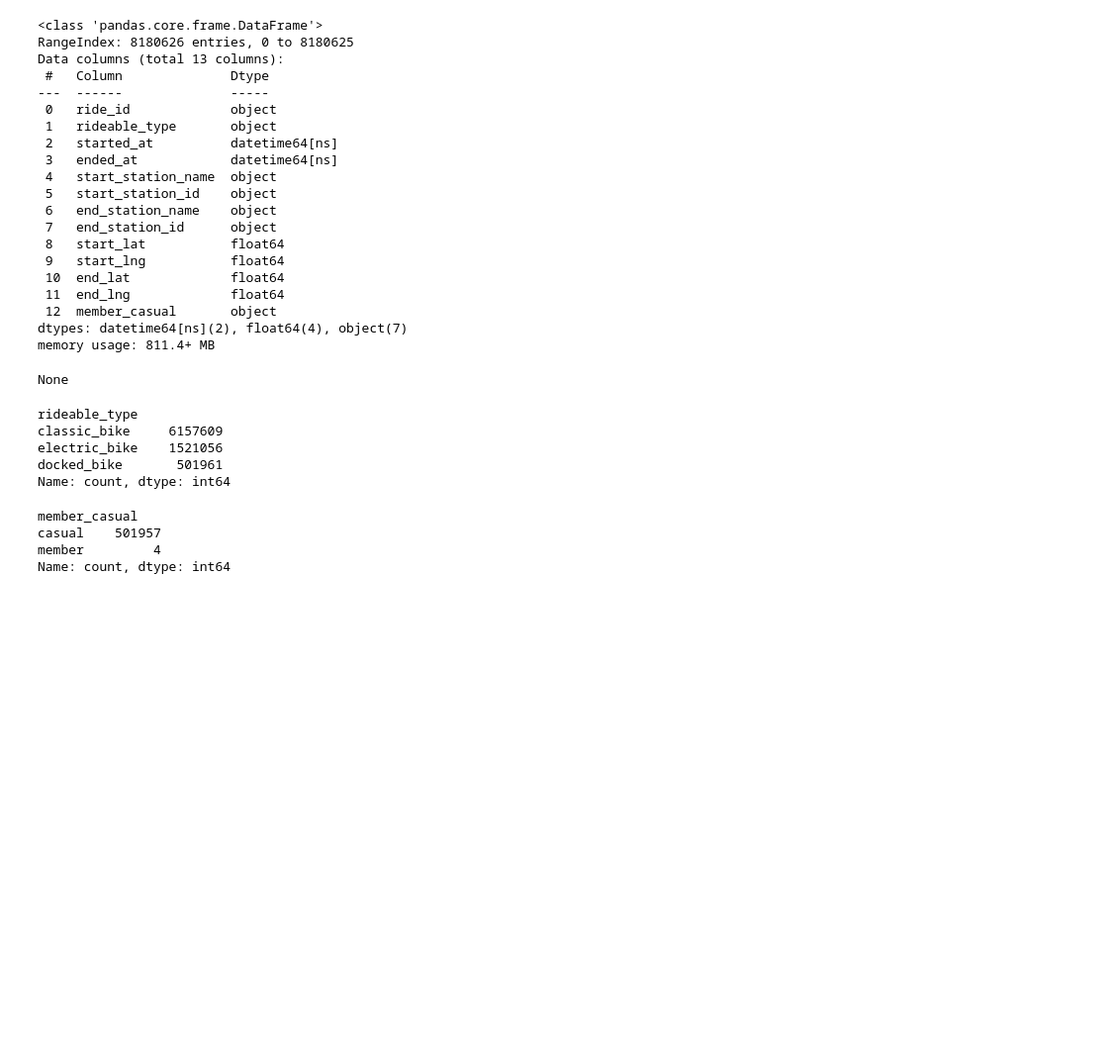
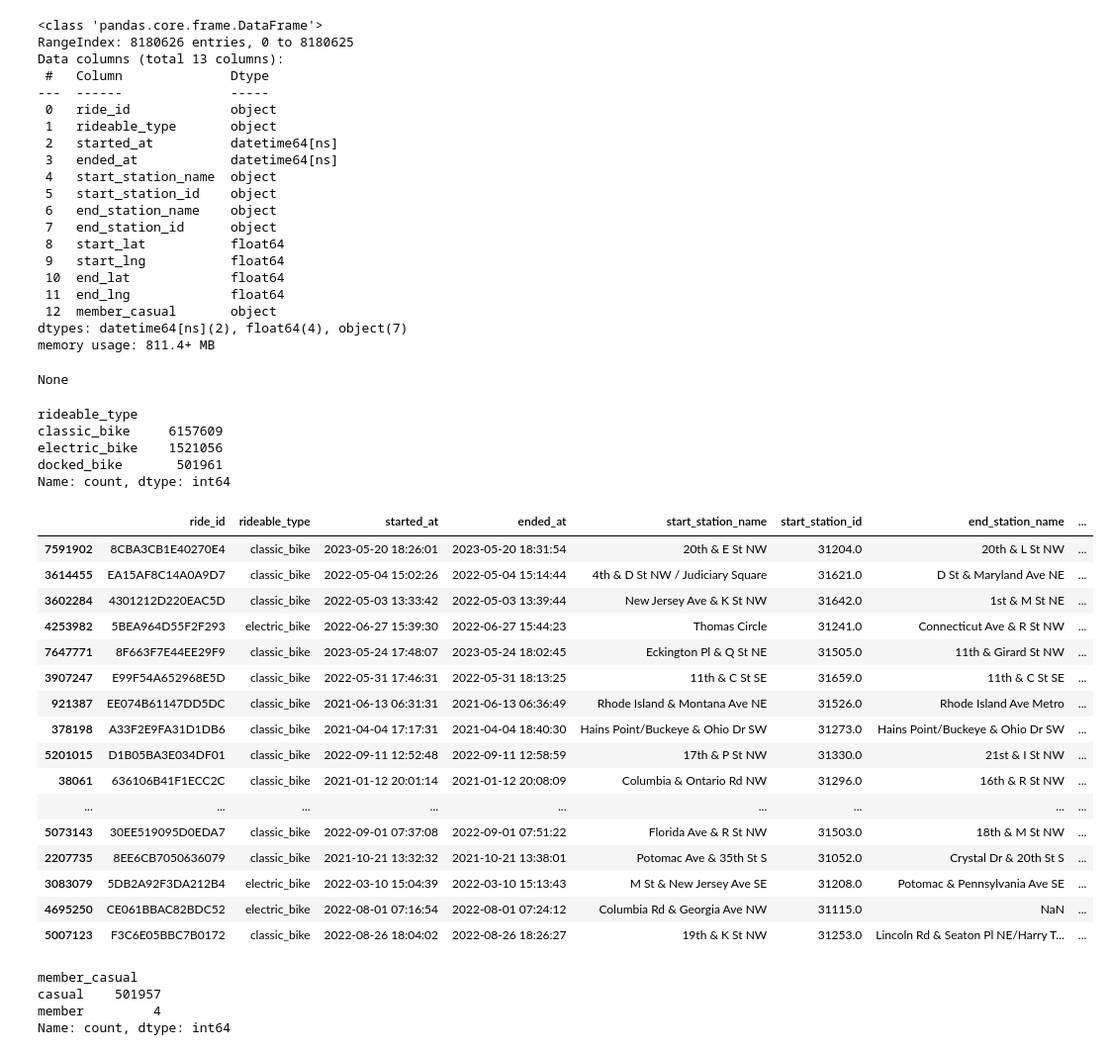
Before and after one commit to Paul-Sabin/Capital-Bikeshare, a Jupyter notebook: Trip Data EDA.ipynb, the cells around one changed output. Shown: that part at 99% size. Drawn from its saved outputs; the diff is of its cells as text; code cells hidden in the pictures; blank space fills up the shorter version.

```diff
--- a/Trip Data EDA.ipynb
+++ b/Trip Data EDA.ipynb
@@ -52,7 +52,25 @@ Name: count, dtype: int64
 # %%
 docked_bike_mask = df['rideable_type'] == 'docked_bike'
 # %%
-display(df[docked_bike_mask].sample(50))
+display(df.sample(50))
+# %% [output]
+|  | ride_id | rideable_type | started_at | ended_at | start_station_name | start_station_id | end_station_name | ... |
+| 7591902 | 8CBA3CB1E40270E4 | classic_bike | 2023-05-20 18:26:01 | 2023-05-20 18:31:54 | 20th & E St NW | 31204.0 | 20th & L St NW | ... |
+| 3614455 | EA15AF8C14A0A9D7 | classic_bike | 2022-05-04 15:02:26 | 2022-05-04 15:14:44 | 4th & D St NW / Judiciary Square | 31621.0 | D St & Maryland Ave NE | ... |
+| 3602284 | 4301212D220EAC5D | classic_bike | 2022-05-03 13:33:42 | 2022-05-03 13:39:44 | New Jersey Ave & K St NW | 31642.0 | 1st & M St NE | ... |
+| 4253982 | 5BEA964D55F2F293 | electric_bike | 2022-06-27 15:39:30 | 2022-06-27 15:44:23 | Thomas Circle | 31241.0 | Connecticut Ave & R St NW | ... |
+| 7647771 | 8F663F7E44EE29F9 | classic_bike | 2023-05-24 17:48:07 | 2023-05-24 18:02:45 | Eckington Pl & Q St NE | 31505.0 | 11th & Girard St NW | ... |
+| 3907247 | E99F54A652968E5D | classic_bike | 2022-05-31 17:46:31 | 2022-05-31 18:13:25 | 11th & C St SE | 31659.0 | 11th & C St SE | ... |
+| 921387 | EE074B61147DD5DC | classic_bike | 2021-06-13 06:31:31 | 2021-06-13 06:36:49 | Rhode Island & Montana Ave NE | 31526.0 | Rhode Island Ave Metro | ... |
+| 378198 | A33F2E9FA31D1DB6 | classic_bike | 2021-04-04 17:17:31 | 2021-04-04 18:40:30 | Hains Point/Buckeye & Ohio Dr SW | 31273.0 | Hains Point/Buckeye & Ohio Dr SW | ... |
+| 5201015 | D1B05BA3E034DF01 | classic_bike | 2022-09-11 12:52:48 | 2022-09-11 12:58:59 | 17th & P St NW | 31330.0 | 21st & I St NW | ... |
+| 38061 | 636106B41F1ECC2C | classic_bike | 2021-01-12 20:01:14 | 2021-01-12 20:08:09 | Columbia & Ontario Rd NW | 31296.0 | 16th & R St NW | ... |
+| ... | ... | ... | ... | ... | ... | ... | ... | ... |
+| 5073143 | 30EE519095D0EDA7 | classic_bike | 2022-09-01 07:37:08 | 2022-09-01 07:51:22 | Florida Ave & R St NW | 31503.0 | 18th & M St NW | ... |
+| 2207735 | 8EE6CB7050636079 | classic_bike | 2021-10-21 13:32:32 | 2021-10-21 13:38:01 | Potomac Ave & 35th St S | 31052.0 | Crystal Dr & 20th St S | ... |
+| 3083079 | 5DB2A92F3DA212B4 | electric_bike | 2022-03-10 15:04:39 | 2022-03-10 15:13:43 | M St & New Jersey Ave SE | 31208.0 | Potomac & Pennsylvania Ave SE | ... |
+| 4695250 | CE061BBAC82BDC52 | electric_bike | 2022-08-01 07:16:54 | 2022-08-01 07:24:12 | Columbia Rd & Georgia Ave NW | 31115.0 | NaN | ... |
+| 5007123 | F3C6E05BBC7B0172 | classic_bike | 2022-08-26 18:04:02 | 2022-08-26 18:26:27 | 19th & K St NW | 31253.0 | Lincoln Rd & Seaton Pl NE/Harry T... | ... |
 # %%
 display(df[docked_bike_mask]['member_casual'].value_counts())
 # %% [output]
```
Also changed, not shown: parts of 18 cells of this notebook.
